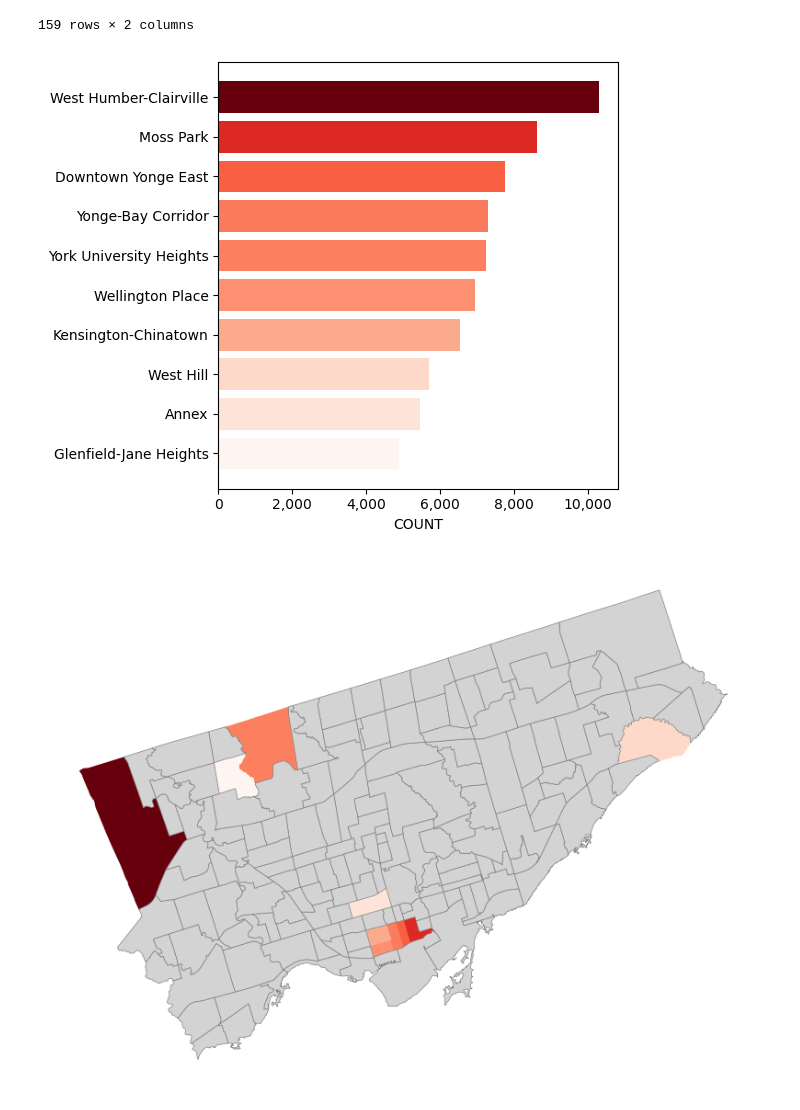
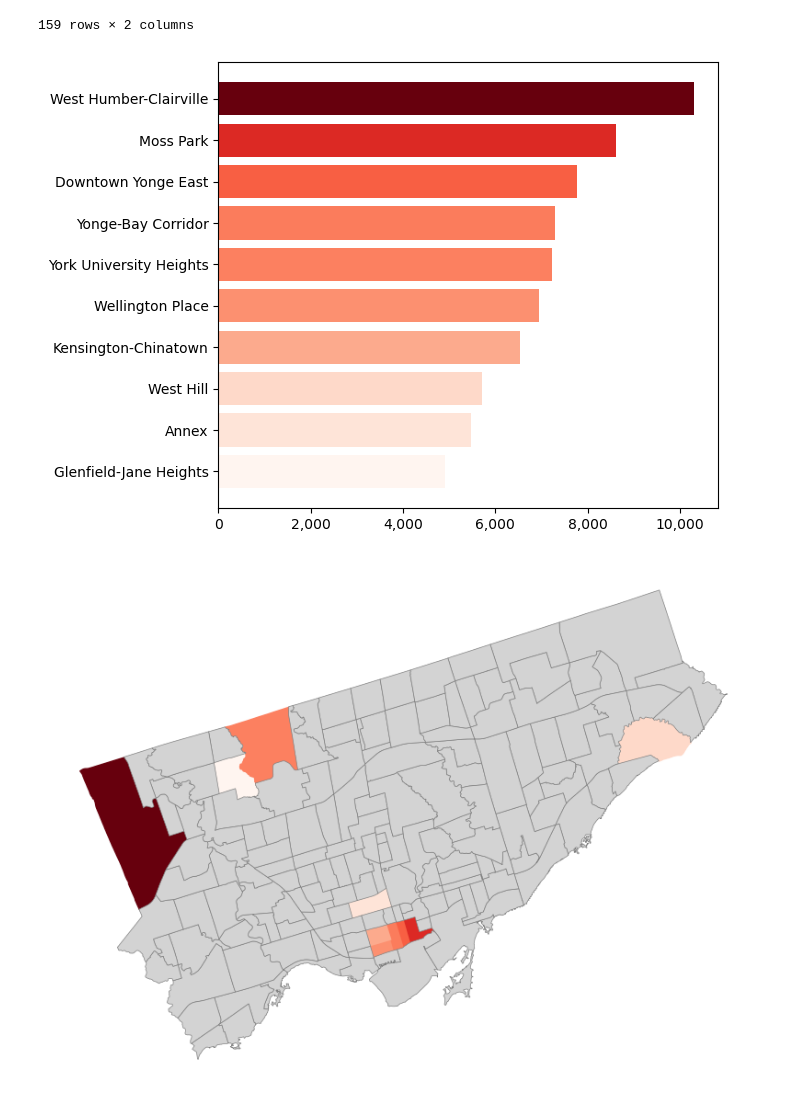
Before and after one commit to rentruong/ENGO645_TorontoCrimeAnalysis, a Jupyter notebook: DataExploration.ipynb, the cells around one changed output. Drawn from its saved outputs; the diff is of its cells as text; code cells hidden in the pictures.

```diff
--- a/DataExploration.ipynb
+++ b/DataExploration.ipynb
@@ -1,7 +1,7 @@
 # %%
 # set workspace
 WhoIsWorking = "RT"
-WorkLocation = "Home"
+WorkLocation = "School"
 
 if WhoIsWorking == "RT":
     if WorkLocation == "Home":
@@ -114,37 +114,34 @@ neighbourhood_counts
 # %%
 import matplotlib.pyplot as plt
 import matplotlib.colors as mcolors
 import matplotlib.cm as cm
 from matplotlib.ticker import FuncFormatter
 
 # Sorting the dataframe by count in descending order and flipping it
 top_10_neighbourhoods = neighbourhood_counts.sort_values(by='Count', ascending=False).head(10)
 top_10_neighbourhoods = top_10_neighbourhoods.iloc[::-1]
 
 # Check if there are valid top 10 neighbourhoods
 if top_10_neighbourhoods.empty:
     print("No data available for plotting.")
 else:
     # Define colormap and normalization
     cmap = plt.cm.get_cmap('Reds')  # Choose colormap
     norm = mcolors.Normalize(vmin=top_10_neighbourhoods['Count'].min(), vmax=top_10_neighbourhoods['Count'].max())  # Normalize counts
 
     # Plotting
-    fig, ax = plt.subplots(figsize=(6, 5))
+    fig, ax = plt.subplots(figsize=(7, 5))
 
     # Plot top 10 neighborhoods with gradient colors
     bars = ax.barh(y=top_10_neighbourhoods['NEIGHBOURHOOD_158'], width=top_10_neighbourhoods['Count'], color=cmap(norm(top_10_neighbourhoods['Count'])))
 
     # Format x-axis labels with thousand separators
     ax.xaxis.set_major_formatter(FuncFormatter(lambda x, _: '{:,.0f}'.format(x)))
 
-    plt.xlabel('COUNT')
-    plt.ylabel('')
-
     plt.tight_layout()
     plt.show()
 # %% [output]
-[figure, old version]
+[figure, new version]
 # %%
 import os
 import geopandas as gpd
```
Also changed, not shown: parts of 15 cells of this notebook.
